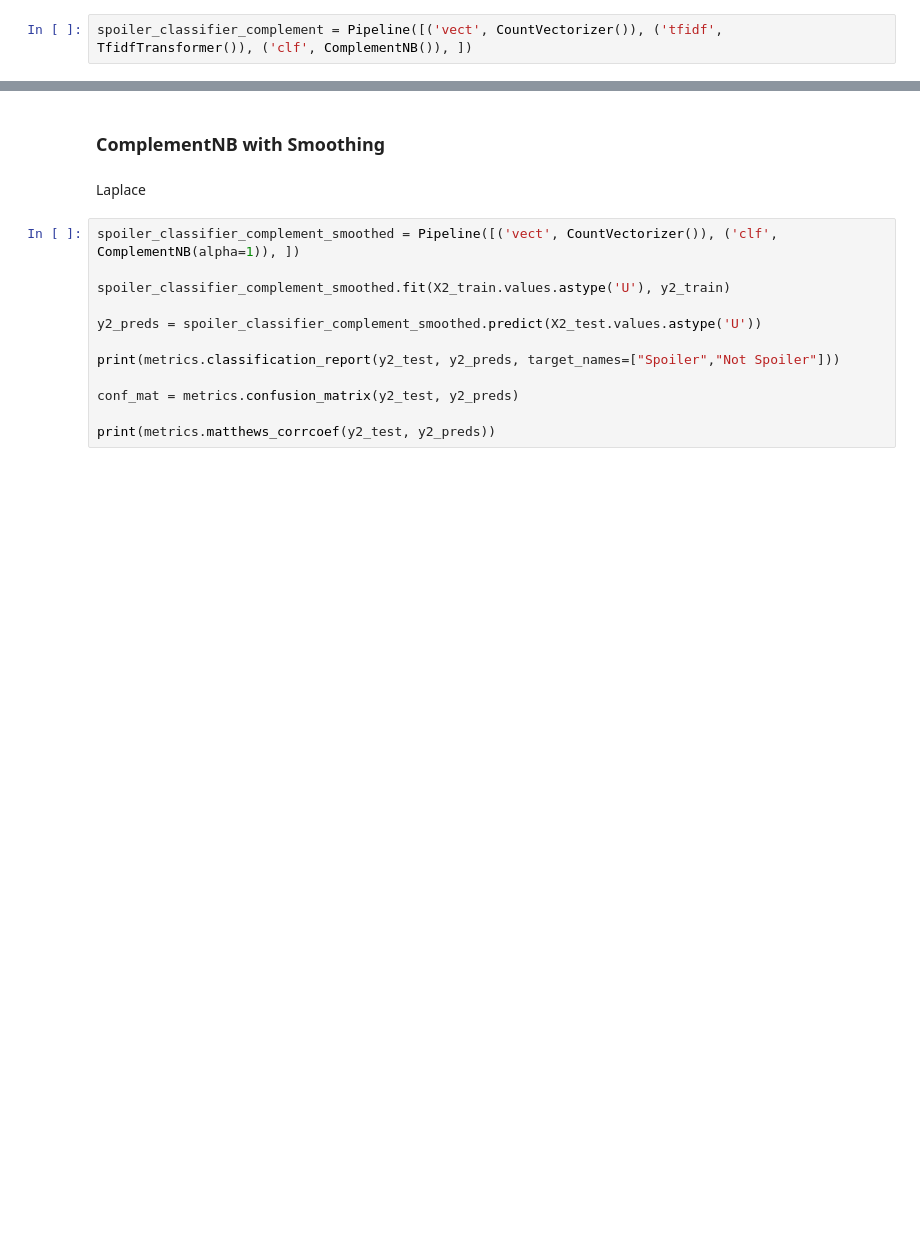
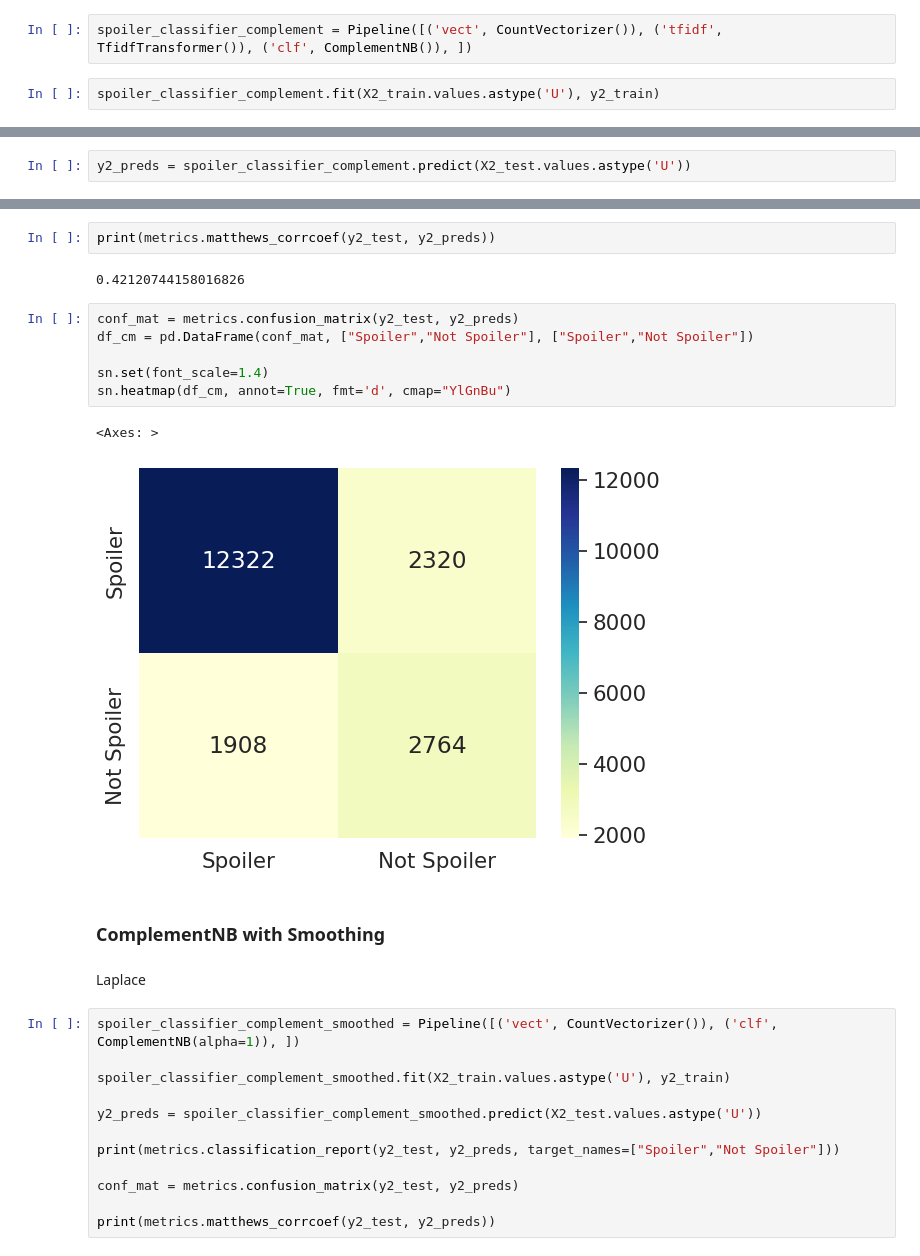
Before and after one commit to Saputoa21/Applied_ML_Spoiler_Detection_Group_Project_2025, a Jupyter notebook: Applied_ML_Movie_Spoiler_Detection_Group_5.ipynb, the cells around one changed output, grey strips where cells are left out. Saved outputs shown, nothing was run; the diff lists cells and outputs as text; blank space fills up the shorter version.

```diff
--- a/Applied_ML_Movie_Spoiler_Detection_Group_5.ipynb
+++ b/Applied_ML_Movie_Spoiler_Detection_Group_5.ipynb
@@ -1057,2 +1068,4 @@ spoiler_classifier_complement = Pipeline([('tfidf', TfidfTransformer()), ('clf',
 # %%
 spoiler_classifier_complement = Pipeline([('vect', CountVectorizer()), ('tfidf', TfidfTransformer()), ('clf', ComplementNB()), ])
+# %%
+spoiler_classifier_complement.fit(X2_train.values.astype('U'), y2_train)
@@ -1058,0 +1074,2 @@ spoiler_classifier_complement = Pipeline([('vect', CountVectorizer()), ('tfidf',
+# %%
+y2_preds = spoiler_classifier_complement.predict(X2_test.values.astype('U'))
@@ -1059,3 +1087,16 @@ spoiler_classifier_complement = Pipeline([('vect', CountVectorizer()), ('tfidf',
+# %%
+print(metrics.matthews_corrcoef(y2_test, y2_preds))
+# %% [output]
+0.42120744158016826
+# %%
+conf_mat = metrics.confusion_matrix(y2_test, y2_preds)
+df_cm = pd.DataFrame(conf_mat, ["Spoiler","Not Spoiler"], ["Spoiler","Not Spoiler"])
+
+sn.set(font_scale=1.4)
+sn.heatmap(df_cm, annot=True, fmt='d', cmap="YlGnBu")
+# %% [output]
+<Axes: >
+[figure, added]
 # %% [markdown]
 ### ComplementNB with Smoothing
 # %% [markdown]
```
Also changed, not shown: parts of 21 cells of this notebook.
